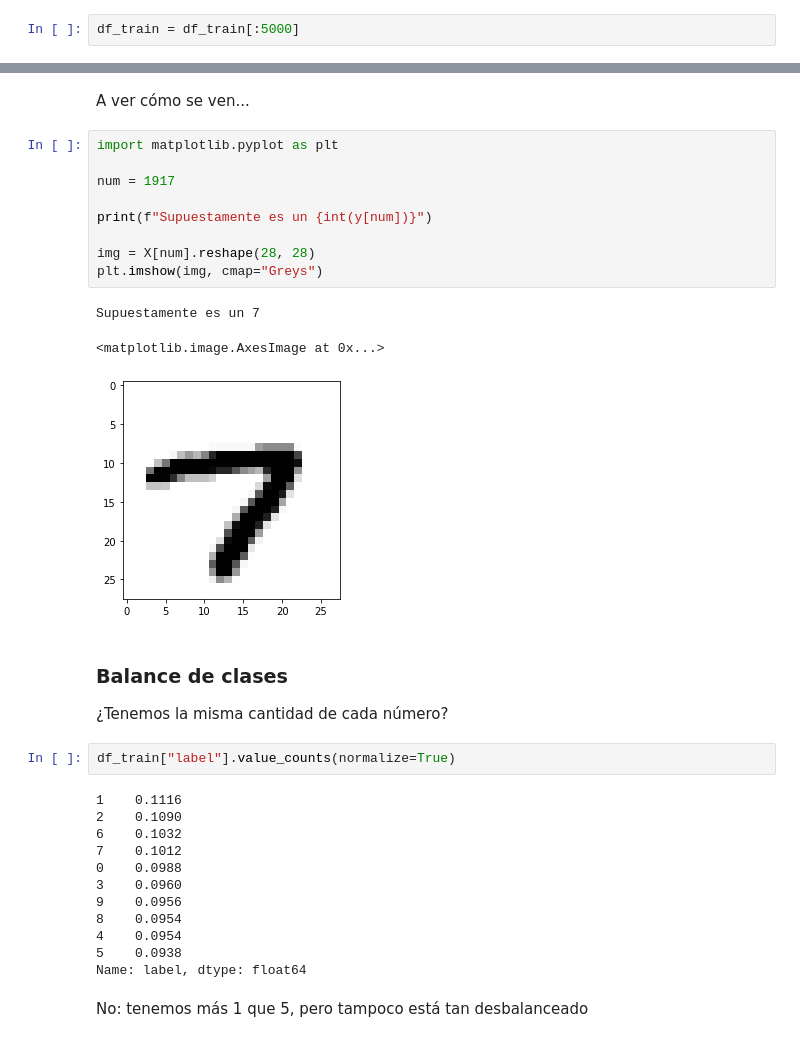
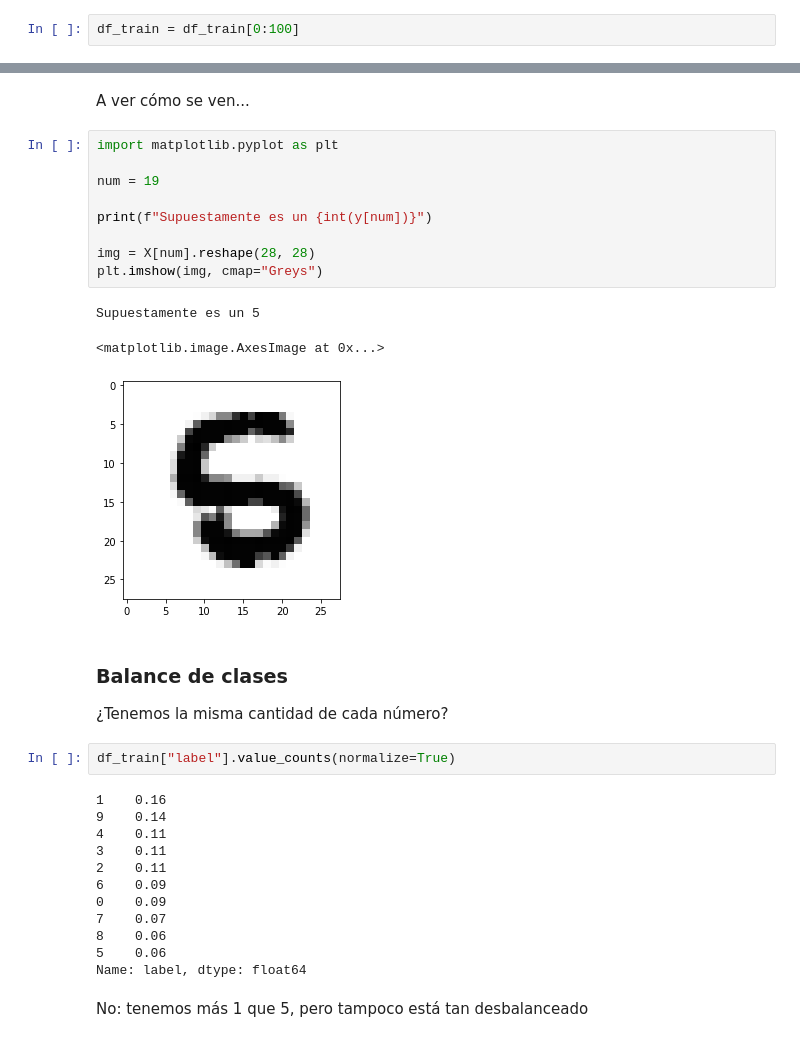
Before and after one commit to wgbusch/mt, a Jupyter notebook: tp2/notebooks/knn.ipynb, the cells around one changed output, grey strips where cells are left out. Saved outputs shown, nothing was run; the diff lists cells and outputs as text.

```diff
--- a/tp2/notebooks/knn.ipynb
+++ b/tp2/notebooks/knn.ipynb
@@ -101,7 +110,7 @@ Ya que el dataset es grande, me quedo con una porción de éste
 
 **<font color=red>ESTO ES SOLO PARA HACER PRUEBAS. CUANDO REPORTEN LOS RESULTADOS, USAR DATASET COMPLETO</font>**
 # %%
-df_train = df_train[:5000]
+df_train = df_train[0:100]
 # %% [markdown]
 En el primer caracter está el dígito a reconocer. Llamamos a esto `y_train`
 # %%
@@ -119,16 +128,16 @@ A ver cómo se ven...
 # %%
 import matplotlib.pyplot as plt
 
-num = 1917
+num = 19
 
 print(f"Supuestamente es un {int(y[num])}")
 
 img = X[num].reshape(28, 28)
 plt.imshow(img, cmap="Greys")
 # %% [output]
-Supuestamente es un 7
+Supuestamente es un 5
 <matplotlib.image.AxesImage at 0x...>
-[figure, old version]
+[figure, new version]
 # %% [markdown]
 ### Balance de clases
 
@@ -136,16 +145,16 @@ Supuestamente es un 7
 # %%
 df_train["label"].value_counts(normalize=True)
 # %% [output]
-1    0.1116
-2    0.1090
-6    0.1032
-7    0.1012
-0    0.0988
-3    0.0960
-9    0.0956
-8    0.0954
-4    0.0954
-5    0.0938
+1    0.16
+9    0.14
+4    0.11
+3    0.11
+2    0.11
+6    0.09
+0    0.09
+7    0.07
+8    0.06
+5    0.06
 Name: label, dtype: float64
 # %% [markdown]
 No: tenemos más 1 que 5, pero tampoco está tan desbalanceado
```
Also changed, not shown: parts of 11 cells of this notebook, 4 other files.
